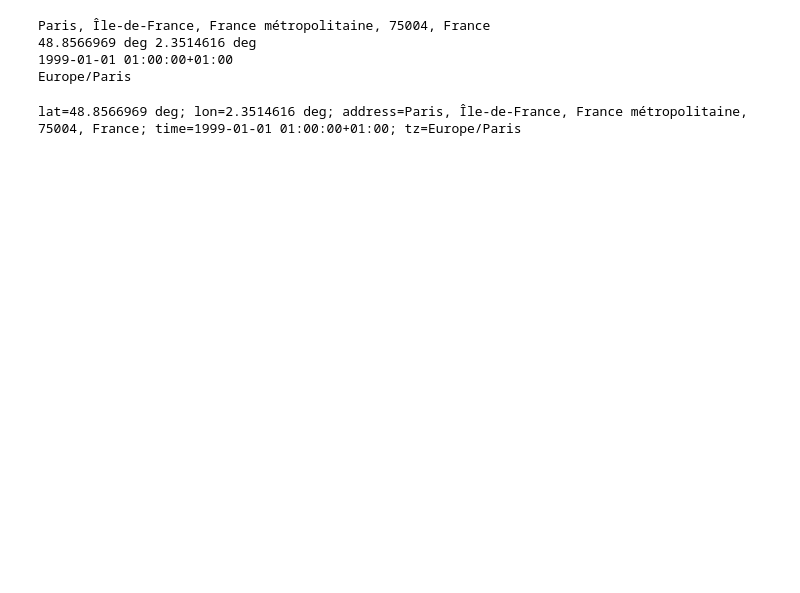
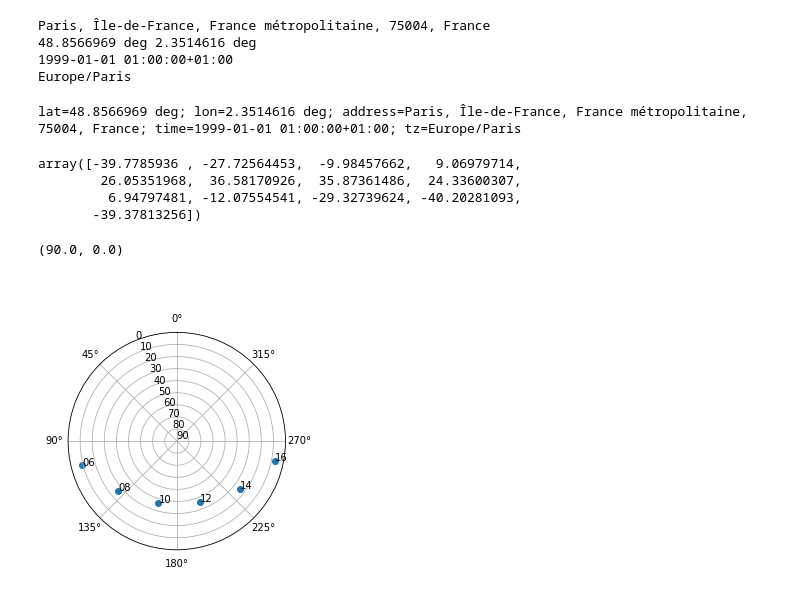
Before and after one commit to azydek0/python-homework_04, a Jupyter notebook: project_04.ipynb, the cells around one changed output. Drawn from its saved outputs; the diff is of its cells as text; code cells hidden in the pictures; blank space fills up the shorter version.

```diff
--- a/project_04.ipynb
+++ b/project_04.ipynb
@@ -99,3 +102,37 @@ Paris, Île-de-France, France métropolitaine, 75004, France
 1999-01-01 01:00:00+01:00
 Europe/Paris
 lat=48.8566969 deg; lon=2.3514616 deg; address=Paris, Île-de-France, France métropolitaine, 75004, France; time=1999-01-01 01:00:00+01:00; tz=Europe/Paris
+# %%
+observe_time = Time('2000-03-15 00:00:00')
+observe_time = observe_time + np.linspace(0, 24, 13)*u.hour
+# %%
+# Tutaj przykład z danymi
+# Powinno to wyglądać podobnie w finalnej wersji
+# Poniżej użyłem matplotliba do zrobienia wykresu typu polar, wydaje mi się że jest ok
+# UWAGA azymut podawany jest w radianach na potrzeby wykresu typu polar
+
+obs_time = katowice.sun_altaz(observe_time).obstime.value
+obs_sun_az = katowice.sun_altaz(observe_time).az.radian
+obs_sun_alt = katowice.sun_altaz(observe_time).alt.value
+obs_moon_az = katowice.moon_altaz(observe_time).az.radian
+obs_moon_alt = katowice.moon_altaz(observe_time).alt.value
+obs_sun_alt
+# %% [output]
+array([-39.7785936 , -27.72564453,  -9.98457662,   9.06979714,
+        26.05351968,  36.58170926,  35.87361486,  24.33600307,
+         6.94797481, -12.07554541, -29.32739624, -40.20281093,
+       -39.37813256])
+# %%
+fig = plt.figure()
+ax = fig.add_subplot(111, projection='polar')
+c = ax.scatter(obs_sun_az, obs_sun_alt)
+
+for i, txt in enumerate(obs_time):
+    ax.annotate(txt[11:13], (obs_sun_az[i], obs_sun_alt[i]))
+
+
+ax.set_theta_zero_location('N')
+ax.set_rlim(90, 0, 1)
+# %% [output]
+(90.0, 0.0)
+[figure, added]
```
Also changed, not shown: parts of 6 cells of this notebook.
